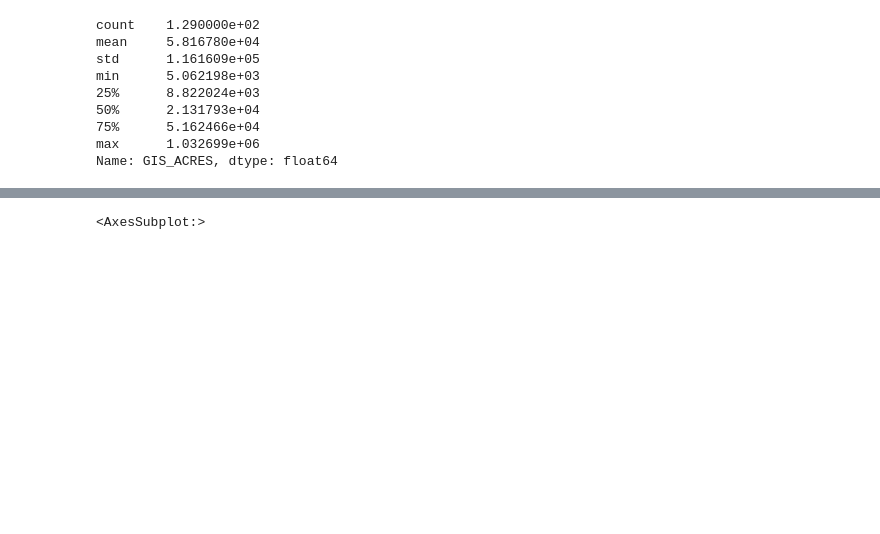
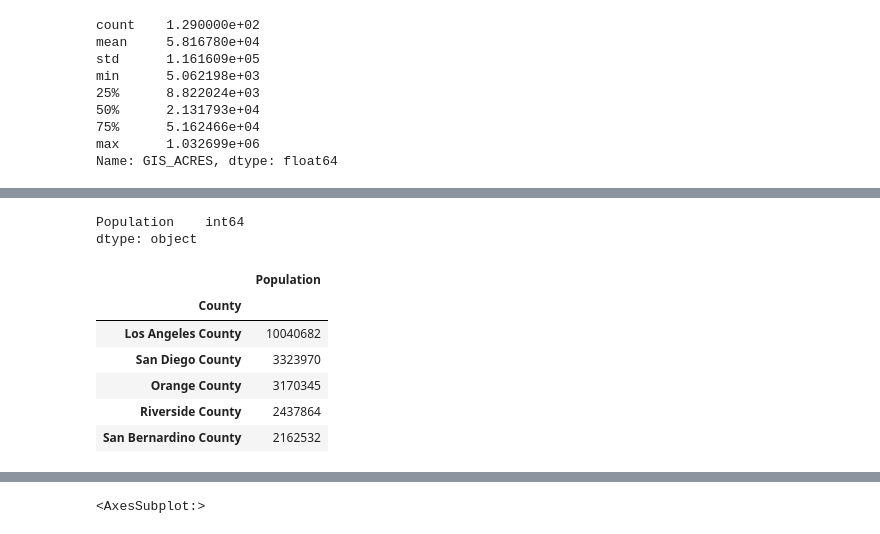
Before and after one commit to shivavsrivastava/AQIIndexDuringAndAfterFire, a Jupyter notebook: AQIIndex.ipynb, the cells around one changed output, grey strips where cells are left out. Saved outputs shown, nothing was run; the diff lists cells and outputs as text; code cells hidden in the pictures; blank space fills up the shorter version.

```diff
--- a/AQIIndex.ipynb
+++ b/AQIIndex.ipynb
@@ -118,3 +147,18 @@ There are a few conclusions that can be drawn:
+# %%
+cal_pop = pd.read_csv("/DATASETS/CLIMATE_DATASETS/CA_DEMOGRAPHICS/ca_demographics.csv",
+                        usecols=['County', 'Population'], index_col='County')
+print(cal_pop.dtypes)
+cal_pop.head()
+# %% [output]
+Population    int64
+dtype: object
+|  | Population |
+| County |  |
+| Los Angeles County | 10040682 |
+| San Diego County | 3323970 |
+| Orange County | 3170345 |
+| Riverside County | 2437864 |
+| San Bernardino County | 2162532 |
 # %%
 latest_fire_data =  cal_fire_data.loc[cal_fire_data.year>=2020].copy()
 latest_fire_data
```
Also changed, not shown: parts of 9 cells of this notebook.
